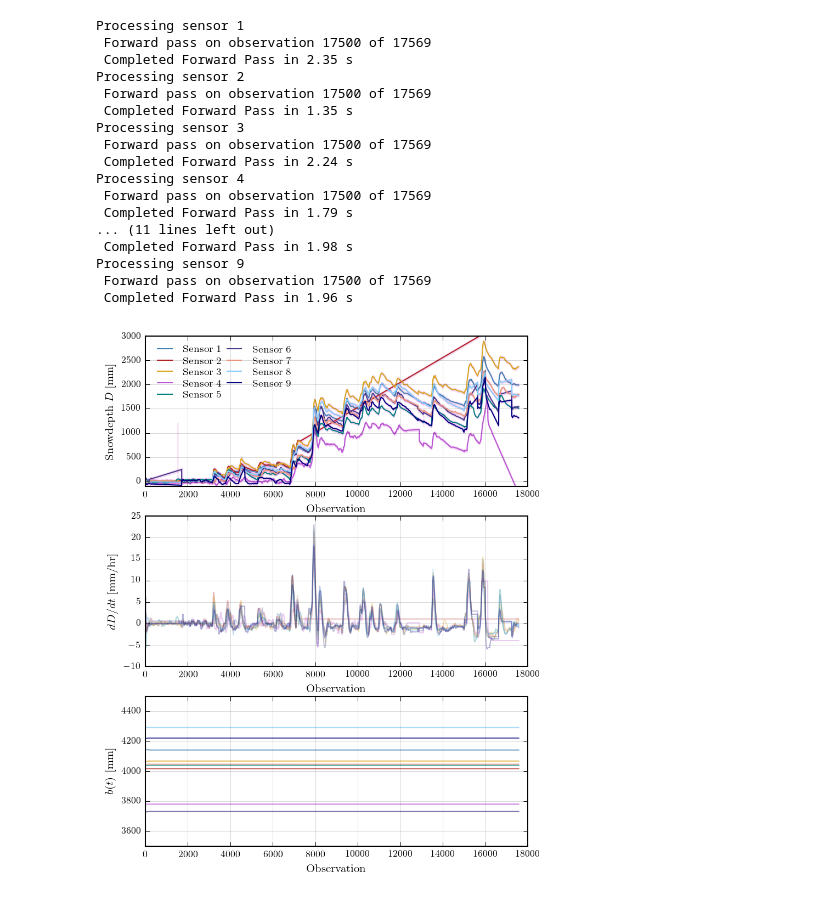
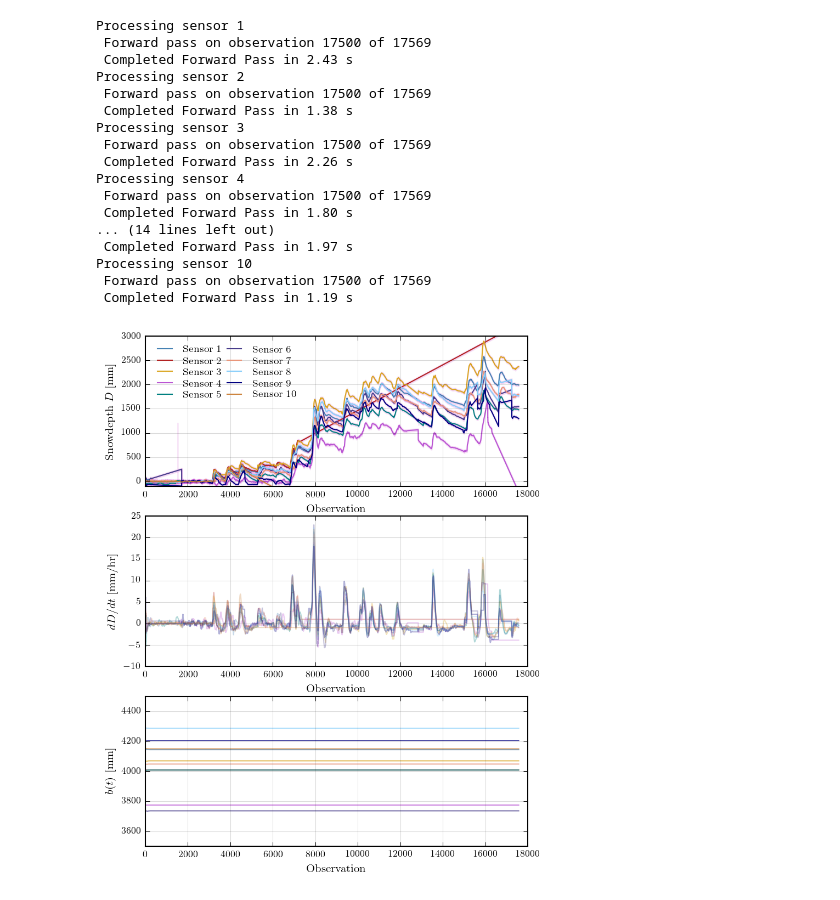
Before and after one commit to erccarls/berkely_snowfall, a Jupyter notebook: notebooks/Kalman Filter.ipynb, the cells around one changed output. Cells and saved outputs as stored; diff of their text form; code cells hidden in the pictures.

```diff
--- a/notebooks/Kalman Filter.ipynb
+++ b/notebooks/Kalman Filter.ipynb
@@ -152,7 +152,7 @@ def FilterSnowdepth(sensor_number, obs_noise, system_noise, outlier_threhold=2e3
     Y = df['snowdepth_%i'%sensor_number].values
 
     # Let's estimate the initial baseline using the median of the first 2500 data points, excluding NaNs
-    baseline = np.median(Y[:2500][~np.isnan(Y[:2500])])
+    baseline = np.median(Y[2000:3000][~np.isnan(Y[2000:3000])])
 
     # Label the state parameters.
     state_params=['depth_1', 'velocity_1', 'baseline_1']
@@ -217,29 +217,29 @@ def FilterSnowdepth(sensor_number, obs_noise, system_noise, outlier_threhold=2e3
     return mu_list, sigma_list
 # %%
 results = [FilterSnowdepth(i, obs_noise=25**2., system_noise=np.diag((1e-3,1e-3,1e-3)))
-           for i in range(1,10)]
+           for i in range(1,11)]
 # %% [output]
 Processing sensor 1
  Forward pass on observation 17500 of 17569
- Completed Forward Pass in 2.35 s
+ Completed Forward Pass in 2.43 s
 Processing sensor 2
  Forward pass on observation 17500 of 17569
- Completed Forward Pass in 1.35 s
+ Completed Forward Pass in 1.38 s
 Processing sensor 3
  Forward pass on observation 17500 of 17569
- Completed Forward Pass in 2.24 s
+ Completed Forward Pass in 2.26 s
 Processing sensor 4
  Forward pass on observation 17500 of 17569
- Completed Forward Pass in 1.79 s
-... (11 lines left out)
- Completed Forward Pass in 1.98 s
-Processing sensor 9
+ Completed Forward Pass in 1.80 s
+... (14 lines left out)
+ Completed Forward Pass in 1.97 s
+Processing sensor 10
  Forward pass on observation 17500 of 17569
- Completed Forward Pass in 1.96 s
+ Completed Forward Pass in 1.19 s
 # %%
 
 plt.figure(figsize=(6,8))
-for i_sensor, (mu, sigma, diffs) in enumerate(results[:11]):
+for i_sensor, (mu, sigma,) in enumerate(results[:11]):
 
     # This sensor went out after not very long
 #     if i_sensor==1:
@@ -253,31 +253,31 @@ for i_sensor, (mu, sigma, diffs) in enumerate(results[:11]):
     # Plot the snowdepth
     plt.plot(mu[:,0], label='Sensor %i'%(i_sensor+1))
     plt.xlabel('Observation')
     plt.ylabel('Snowdepth $D$ [mm]')
     plt.grid(linestyle='-', alpha=.15)
     plt.legend(loc=2, ncol=2, frameon=False, columnspacing=.2, labelspacing=.2)
     plt.ylim(-100, 3000)
 
     # Can also plot uncertainty bands, though these are not great yet.
     plt.fill_between(range(len(mu[:,0])), mu[:,0]-np.sqrt(sigma), mu[:,0]+np.sqrt(sigma), alpha=.1, color='m')
 
 
     # -------------------------------
     # Plot the velocity parameter
     plt.subplot(312)
     plt.plot(mu[:,1], alpha=.3)
     plt.xlabel('Observation')
     plt.ylabel('$dD/dt$ [mm/hr]')
     plt.ylim(-10,25)
     plt.grid(linestyle='-', alpha=.15)
 
     # -------------------------------
     # Plot the baseline
     plt.subplot(313)
     plt.plot(mu[:,2], alpha=.7)
     plt.xlabel('Observation')
     plt.ylabel('$b(t)$ [mm]')
     plt.ylim(3.5e3,4.5e3)
     plt.grid(linestyle='-', alpha=.15)
 # %% [output]
-[figure, old version]
+[figure, new version]
```
Also changed, not shown: parts of 2 cells of this notebook, 3 other files.
